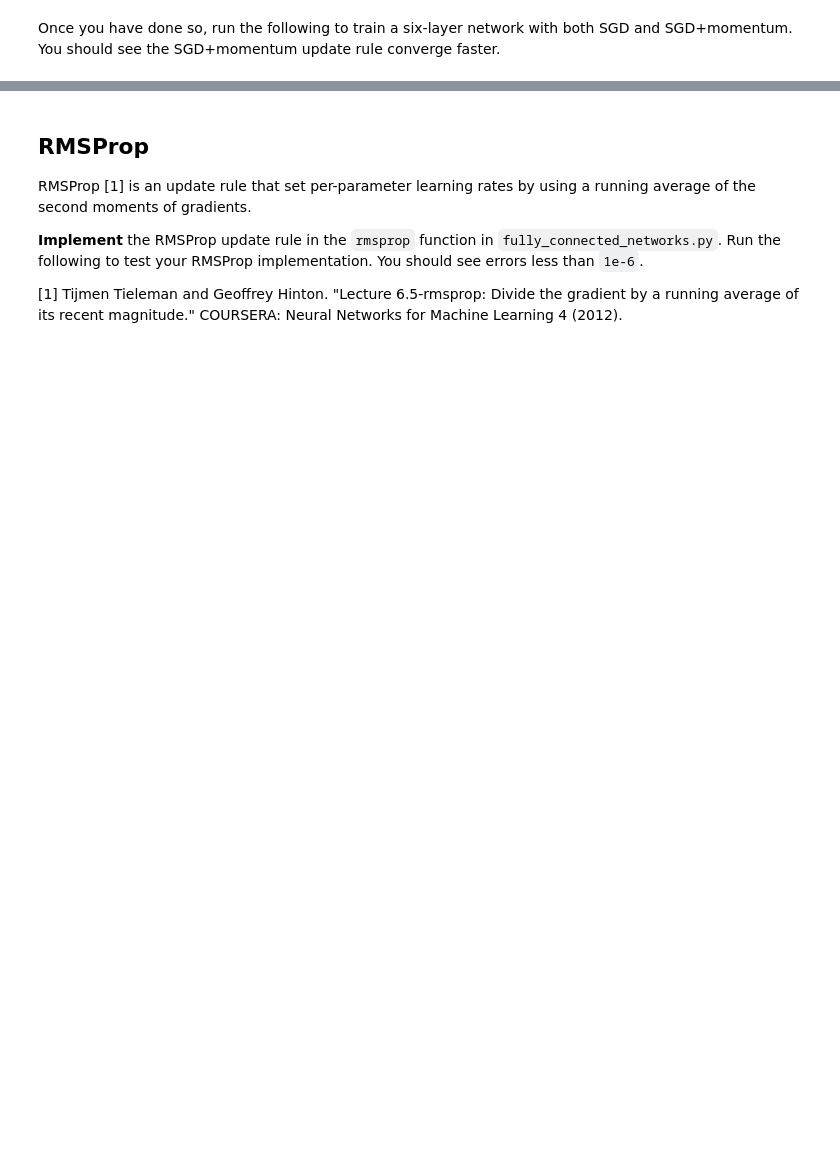
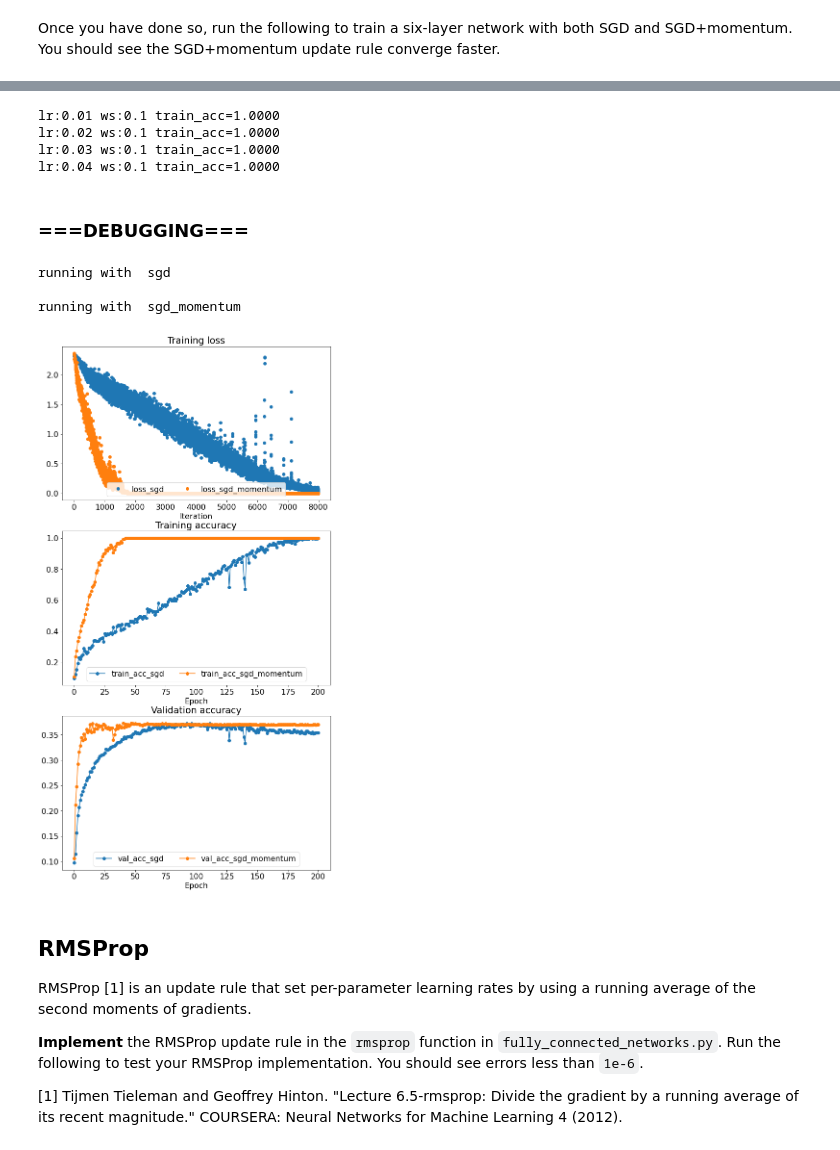
Before and after one commit to ilyarudyak/eecs-498-2020, a Jupyter notebook: assignment-3/fully_connected_networks.ipynb, the cells around one changed output, grey strips where cells are left out. Drawn from its saved outputs; the diff is of its cells as text; code cells hidden in the pictures; blank space fills up the shorter version.

Commit message:
done A3:Q1 fully connected net

```diff
--- a/assignment-3/fully_connected_networks.ipynb
+++ b/assignment-3/fully_connected_networks.ipynb
@@ -524,0 +680,18 @@ plt.show()
+# %%
+for lr in [1e-5, 1e-4, 1e-3, 1e-2, 1e-1, 1]:
+    for ws in [1e-5, 1e-4, 1e-3, 1e-2, 1e-1, 1]:
+        # weight_scale, learning_rate = get_three_layer_network_params()
+
+        model = FullyConnectedNet([100, 100, 100, 100],
+                    weight_scale=ws, dtype=torch.float32, device='cuda')
+        solver = Solver(model, small_data,
+                        print_every=10, num_epochs=20, batch_size=25,
+                        optim_config={
+                        'learning_rate': lr,
+                        },
+                        device='cuda',
+                        verbose=False
+                )
+        solver.train()
+
+        print(f'lr:{lr} ws:{ws} train_acc:{solver.train_acc_history[-1]:.4f}')
@@ -653,3 +909,26 @@ Once you have done so, run the following to train a six-layer network with both
+# %%
+for lr in [1e-2, 2*1e-2, 3*1e-2, 4*1e-2]:
+    for ws in [1e-1]:
+        model = FullyConnectedNet([100, 100, 100, 100, 100], weight_scale=ws,
+                            dtype=torch.float32, device='cuda')
+        solver = Solver(model, small_data,
+                num_epochs=100, batch_size=100,
+                update_rule=sgd_momentum,
+                optim_config={
+                'learning_rate': lr,
+                },
+                # print_every=1000,
+                verbose=False,
+                device='cuda')
+        solver.train()
+        print(f'lr:{lr} ws:{ws} train_acc={solver.train_acc_history[-1]:.4f}')
+# %% [output]
+lr:0.01 ws:0.1 train_acc=1.0000
+lr:0.02 ws:0.1 train_acc=1.0000
+lr:0.03 ws:0.1 train_acc=1.0000
+lr:0.04 ws:0.1 train_acc=1.0000
+# %% [markdown]
+### ===DEBUGGING===
 # %%
 from fully_connected_networks import FullyConnectedNet, sgd, sgd_momentum
 
@@ -669,46 +948,51 @@ solvers = {}
 
 for update_rule_name, update_rule_fn in [('sgd', sgd), ('sgd_momentum', sgd_momentum)]:
   print('running with ', update_rule_name)
-  model = FullyConnectedNet([100, 100, 100, 100, 100], weight_scale=5e-2,
+  model = FullyConnectedNet([100, 100, 100, 100, 100], weight_scale=1e-1,
                             dtype=torch.float32, device='cuda')
 
   solver = Solver(model, small_data,
-                  num_epochs=5, batch_size=100,
+                  num_epochs=200, batch_size=100,
                   update_rule=update_rule_fn,
                   optim_config={
-                    'learning_rate': 5e-2,
+                    'learning_rate': 1e-2,
                   },
-                  print_every=1000,
-                  verbose=True,
+                #   print_every=1000,
+                  verbose=False,
                   device='cuda')
   solvers[update_rule_name] = solver
   solver.train()
   print()
 
 plt.subplot(3, 1, 1)
 plt.title('Training loss')
 plt.xlabel('Iteration')
 for update_rule, solver in solvers.items():
   plt.plot(solver.loss_history, 'o', label="loss_%s" % update_rule)
 plt.legend(loc='lower center', ncol=4)
 
 plt.subplot(3, 1, 2)
 plt.title('Training accuracy')
 plt.xlabel('Epoch')
 for update_rule, solver in solvers.items():
   plt.plot(solver.train_acc_history, '-o', label="train_acc_%s" % update_rule)
 plt.legend(loc='lower center', ncol=4)
 
 
 plt.subplot(3, 1, 3)
 plt.title('Validation accuracy')
 plt.xlabel('Epoch')
 for update_rule, solver in solvers.items():
   plt.plot(solver.val_acc_history, '-o', label="val_acc_%s" % update_rule)
 plt.legend(loc='lower center', ncol=4)
 
 plt.gcf().set_size_inches(10, 20)
 plt.show()
+# %% [output]
+running with  sgd
+
+running with  sgd_momentum
+[figure, added]
 # %% [markdown]
 ## RMSProp
 RMSProp [1] is an update rule that set per-parameter learning rates by using a running average of the second moments of gradients.
```
Also changed, not shown: parts of 40 cells of this notebook, 3 other files.
